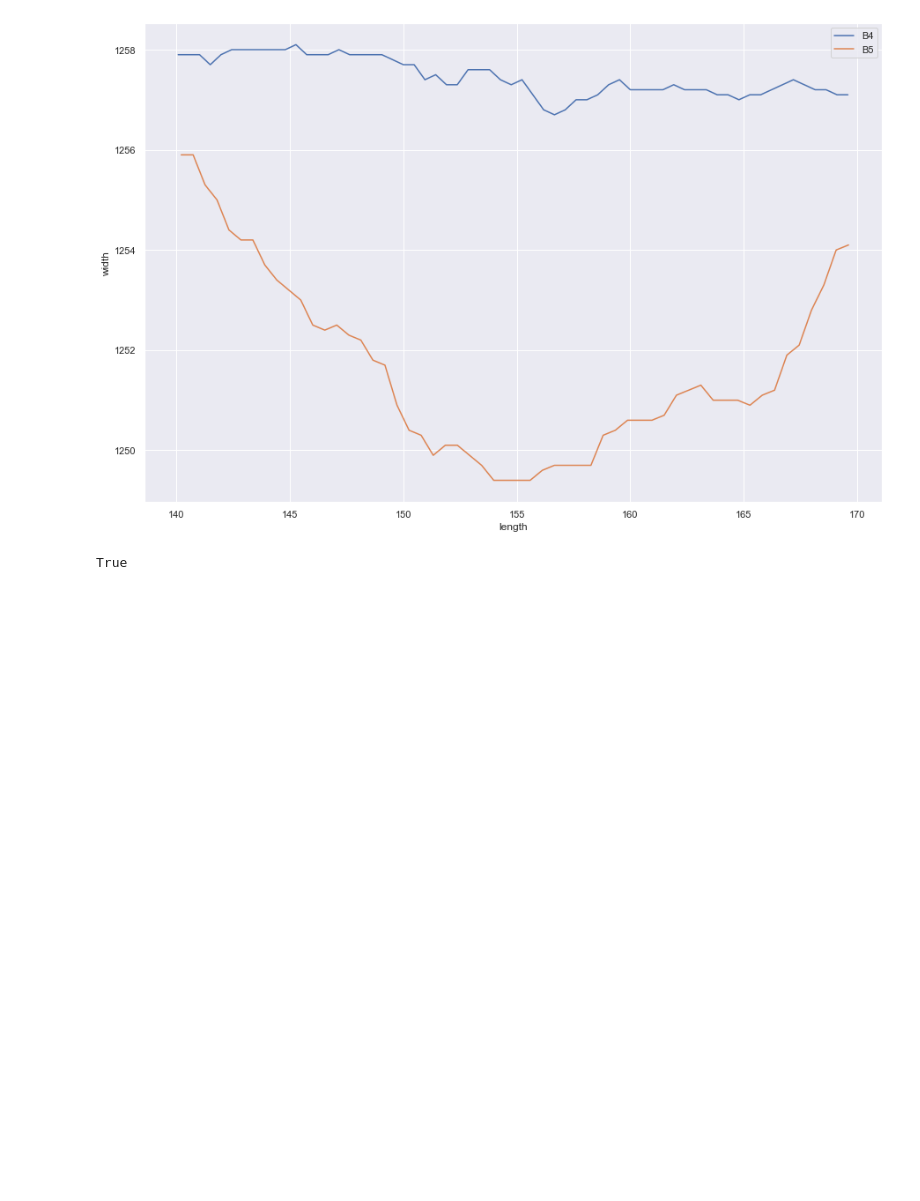
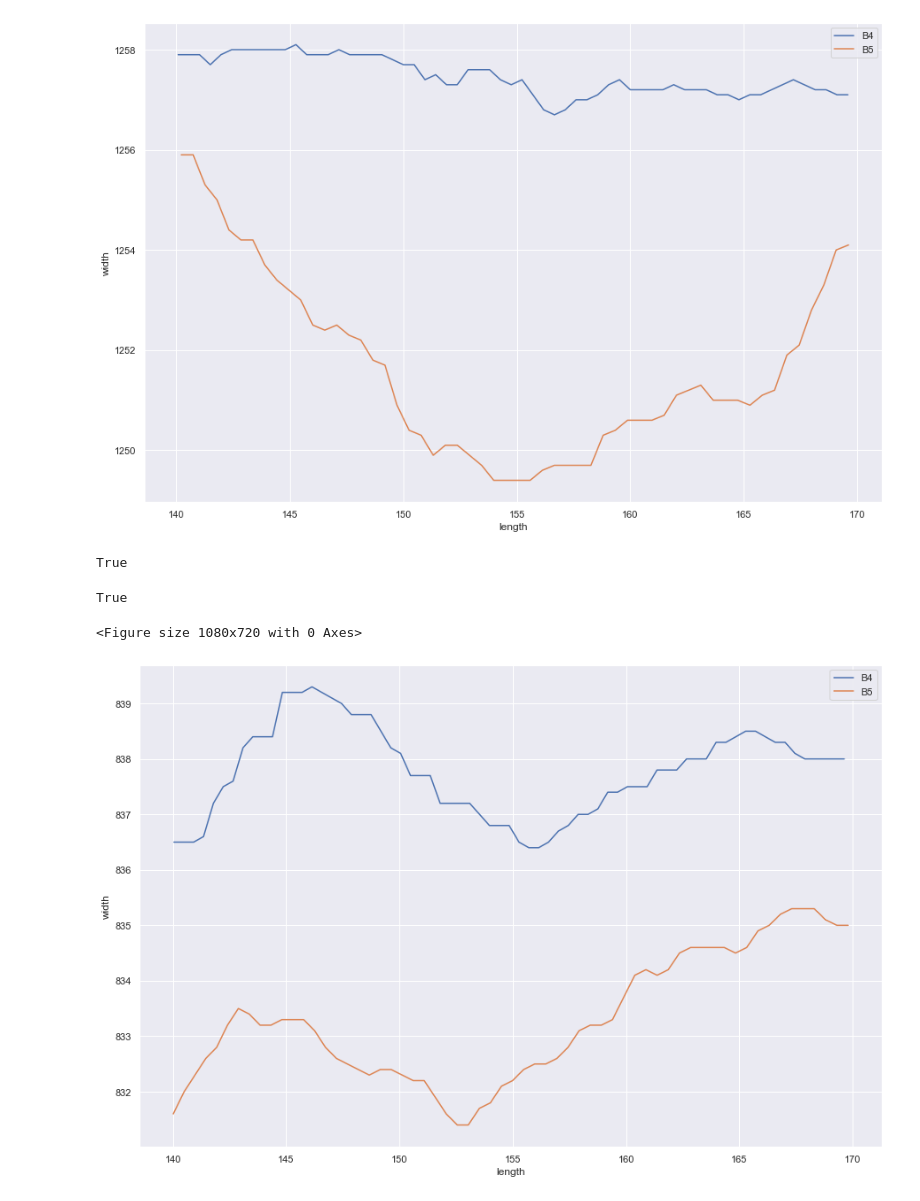
Before and after one commit to HavvaEb/ArcelorMittal_project, a Jupyter notebook: PlottingData.ipynb, the cells around one changed output. Drawn from its saved outputs; the diff is of its cells as text; code cells hidden in the pictures; blank space fills up the shorter version.

Commit message:
attempted to calculate constriction of all coils

```diff
--- a/PlottingData.ipynb
+++ b/PlottingData.ipynb
@@ -9,8 +9,8 @@ df = pd.read_csv("data/CoilData.csv")
 # %%
 #Reading Seperate CSV files
 
-dfb4 = "data/SignalExport/400442B4.csv"
-dfb5 = "data/SignalExport/400442B5.csv"
+dfb4 = "data/SignalExport/SignalExport/400442B4.csv"
+dfb5 = "data/SignalExport/SignalExport/400442B5.csv"
 
 
 def read_single_csv(filename):
@@ -96,3 +95,16 @@ def calculate_constriction(B4,B5):
 calculate_constriction(b4,b5)
 # %% [output]
 True
+# %%
+dfb4 = "data/SignalExport/SignalExport/401554B4.csv"
+dfb5 = "data/SignalExport/SignalExport/401554B5.csv"
+
+
+b4 = read_single_csv(dfb4)
+b5 = read_single_csv(dfb5)
+min_plot(b4,b5)
+calculate_constriction(b4,b5)
+# %% [output]
+True
+<Figure size 1080x720 with 0 Axes>
+[figure, added]
```
Also changed, not shown: parts of 5 cells of this notebook, 1 other file.
